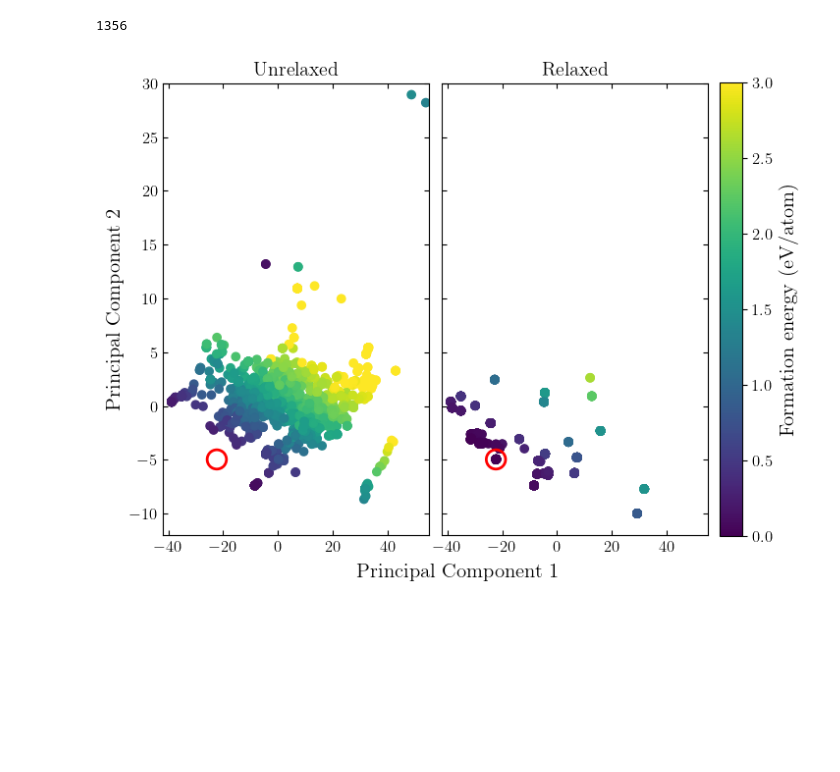
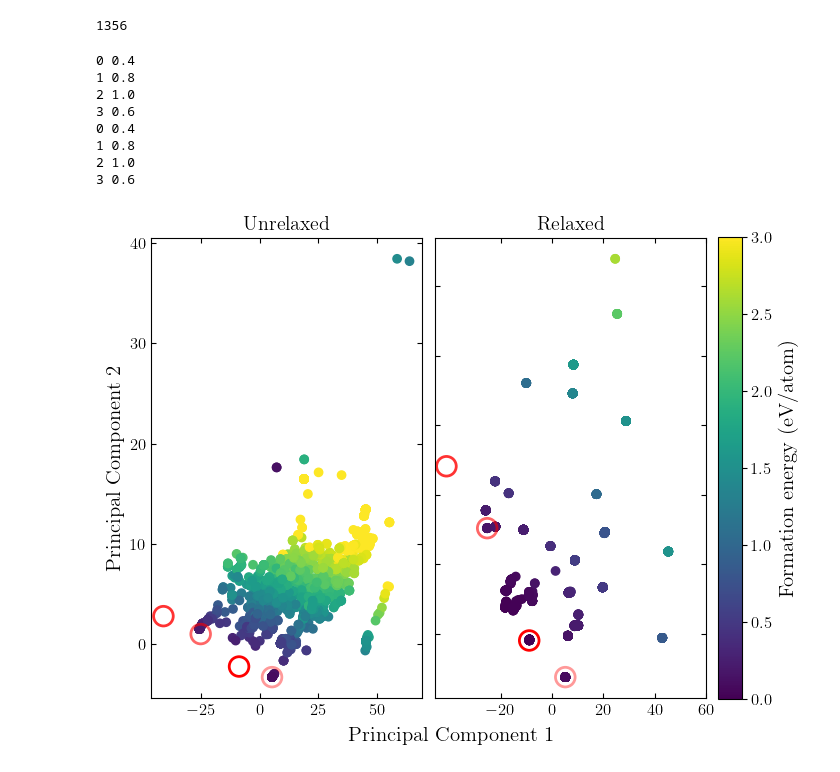
Before and after one commit to ExeQuantCode/RAFFLE, a Jupyter notebook: example/python_pkg/Al_learn/sort_structures.ipynb, the cells around one changed output. Saved outputs shown, nothing was run; the diff lists cells and outputs as text; code cells hidden in the pictures; blank space fills up the shorter version.

Commit message:
Add known structures

```diff
--- a/example/python_pkg/Al_learn/sort_structures.ipynb
+++ b/example/python_pkg/Al_learn/sort_structures.ipynb
@@ -81,12 +124,16 @@ for structure in unrlxd_structures:
 rlxd_super_atoms = []
 for structure in rlxd_structures:
   rlxd_super_atoms.append( np.mean(local_descriptor.get_features(structure), axis=0) )
+# %%
+known_super_atoms = []
+for structure in known_phases:
+  known_super_atoms.append( np.mean(local_descriptor.get_features(structure), axis=0) )
 # %%
-rlxd_string = "unrlxd" # which dataset to fit the PCA model to
+rlxd_string = "rlxd" # which dataset to fit the PCA model to
 # %%
 # save pca model
 import pickle
-if False:
+if True:
   pca.fit(np.squeeze([arr for arr in rlxd_super_atoms]))
   with open("pca_model_all_rlxd_"+str(seed)+".pkl", "wb") as f:
     pickle.dump(pca, f)
@@ -97,6 +144,7 @@ with open("pca_model_all_"+rlxd_string+"_0.pkl", "rb") as f:
 # %%
 unrlxd_X_reduced = pca.transform(np.squeeze([arr for arr in unrlxd_super_atoms]))
 rlxd_X_reduced = pca.transform(np.squeeze([arr for arr in rlxd_super_atoms]))
+known_X_reduced = pca.transform(np.squeeze([arr for arr in known_super_atoms]))
 # %%
 min_energy_index = np.argmin(rlxd_delta_en_per_atom)
 print(min_energy_index)
@@ -112,7 +160,13 @@ max_en = min(3.0, max(np.max(unrlxd_delta_en_per_atom), np.max(rlxd_delta_en_per
 axes[0].scatter(unrlxd_X_reduced[:, 0], unrlxd_X_reduced[:, 1], c=unrlxd_delta_en_per_atom, cmap="viridis", vmin = 0, vmax = max_en)
 axes[1].scatter(rlxd_X_reduced[:, 0], rlxd_X_reduced[:, 1], c=rlxd_delta_en_per_atom, cmap="viridis", vmin = 0, vmax = max_en)
 for ax in axes:
-  ax.scatter(rlxd_X_reduced[min_energy_index, 0], rlxd_X_reduced[min_energy_index, 1], s=200, edgecolor='red', facecolor='none', linewidth=2)
+  # ax.scatter(rlxd_X_reduced[min_energy_index, 0], rlxd_X_reduced[min_energy_index, 1], s=200, edgecolor='red', facecolor='none', linewidth=2)
+  for i, X in enumerate(known_X_reduced):
+    # if opacity_list[i] == 1.0 or opacity_list[i] == 0.8:
+    #   continue
+    print(i, opacity_list[i])
+    ax.scatter(X[0], X[1], s=200, edgecolor=[1.0, 0.0, 0.0, opacity_list[i]], facecolor='none', linewidth=2)
+
 
 fig.text(0.5, 0.04, 'Principal Component 1', ha='center', fontsize=15)
 axes[0].set_ylabel('Principal Component 2', fontsize=15)
@@ -122,33 +176,41 @@ if rlxd_string == "rlxd":
   xlims = [-30, 65]
   ylims = [-5, 40]
 else:
   xlims = [-42, 55]
   ylims = [-12, 30]
 
 for ax in axes:
   ax.tick_params(axis='both', direction='in')
-  ax.set_xlim(xlims)
-  ax.set_ylim(ylims)
+  # ax.set_xlim(xlims)
+  # ax.set_ylim(ylims)
 
 # unify tick labels
 xticks = axes[0].get_xticks()
 xticks = xticks[(xticks >= xlims[0]) & (xticks <= xlims[1])]
 
 axes[1].set_xticks(xticks)
 axes[1].set_yticklabels([])
 axes[0].tick_params(axis='x', labelbottom=True, top=True)
 axes[1].tick_params(axis='x', labelbottom=True, top=True)
 axes[0].tick_params(axis='y', labelbottom=True, right=True)
 axes[1].tick_params(axis='y', labelbottom=True, right=True)
 
 # Make axes[0] and axes[1] the same width
 axes[0].set_box_aspect(1.7)
 axes[1].set_box_aspect(1.7)
 
 # Add colorbar next to the axes
 cbar = fig.colorbar(axes[1].collections[0], ax=axes, orientation='vertical', fraction=0.085, pad=0.02)
 cbar.set_label('Formation energy (eV/atom)', fontsize=15)
 
 plt.savefig('Al_RAFFLE_pca_'+rlxd_string+'_fit_seed'+str(seed)+'.pdf', bbox_inches='tight', pad_inches=0, facecolor=fig.get_facecolor(), edgecolor='none')
 # %% [output]
+0 0.4
+1 0.8
+2 1.0
+3 0.6
+0 0.4
+1 0.8
+2 1.0
+3 0.6
-[figure, old version]
+[figure, new version]
```
Also changed, not shown: parts of 5 cells of this notebook.
